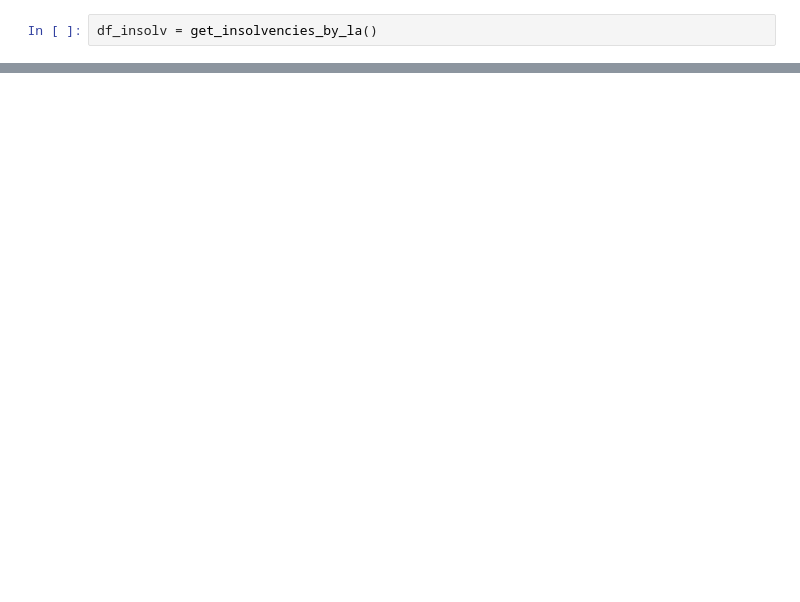
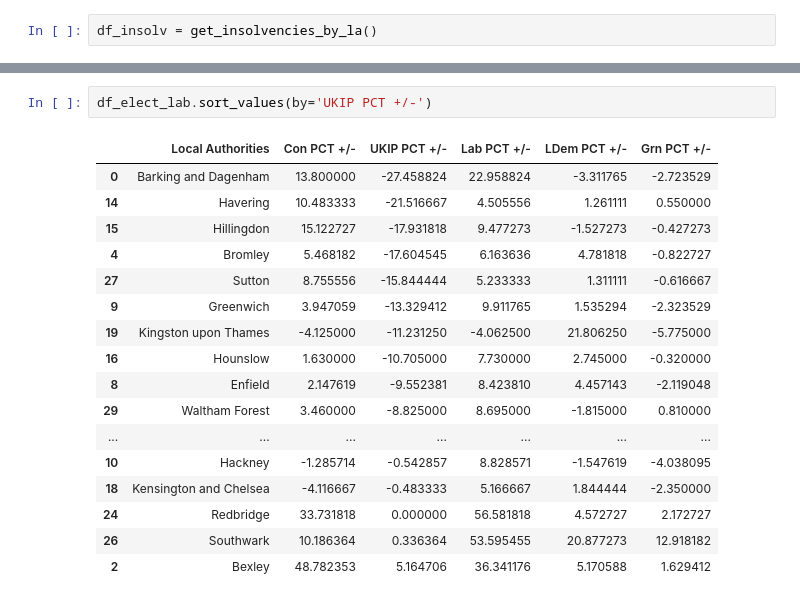
Before and after one commit to CampaignLab/insolvencies, a Jupyter notebook: insolvencies_dec_hackday.ipynb, the cells around one changed output, grey strips where cells are left out. Saved outputs shown, nothing was run; the diff lists cells and outputs as text; blank space fills up the shorter version.

```diff
--- a/insolvencies_dec_hackday.ipynb
+++ b/insolvencies_dec_hackday.ipynb
@@ -120,0 +170,20 @@ corr[corr.r != 1.00]
+# %%
+df_elect_lab.sort_values(by='UKIP PCT +/-')
+# %% [output]
+|  | Local Authorities | Con PCT +/- | UKIP PCT +/- | Lab PCT +/- | LDem PCT +/- | Grn PCT +/- |
+| 0 | Barking and Dagenham | 13.800000 | -27.458824 | 22.958824 | -3.311765 | -2.723529 |
+| 14 | Havering | 10.483333 | -21.516667 | 4.505556 | 1.261111 | 0.550000 |
+| 15 | Hillingdon | 15.122727 | -17.931818 | 9.477273 | -1.527273 | -0.427273 |
+| 4 | Bromley | 5.468182 | -17.604545 | 6.163636 | 4.781818 | -0.822727 |
+| 27 | Sutton | 8.755556 | -15.844444 | 5.233333 | 1.311111 | -0.616667 |
+| 9 | Greenwich | 3.947059 | -13.329412 | 9.911765 | 1.535294 | -2.323529 |
+| 19 | Kingston upon Thames | -4.125000 | -11.231250 | -4.062500 | 21.806250 | -5.775000 |
+| 16 | Hounslow | 1.630000 | -10.705000 | 7.730000 | 2.745000 | -0.320000 |
+| 8 | Enfield | 2.147619 | -9.552381 | 8.423810 | 4.457143 | -2.119048 |
+| 29 | Waltham Forest | 3.460000 | -8.825000 | 8.695000 | -1.815000 | 0.810000 |
+| ... | ... | ... | ... | ... | ... | ... |
+| 10 | Hackney | -1.285714 | -0.542857 | 8.828571 | -1.547619 | -4.038095 |
+| 18 | Kensington and Chelsea | -4.116667 | -0.483333 | 5.166667 | 1.844444 | -2.350000 |
+| 24 | Redbridge | 33.731818 | 0.000000 | 56.581818 | 4.572727 | 2.172727 |
+| 26 | Southwark | 10.186364 | 0.336364 | 53.595455 | 20.877273 | 12.918182 |
+| 2 | Bexley | 48.782353 | 5.164706 | 36.341176 | 5.170588 | 1.629412 |
```
Also changed, not shown: parts of 7 cells of this notebook, 1 other file.
